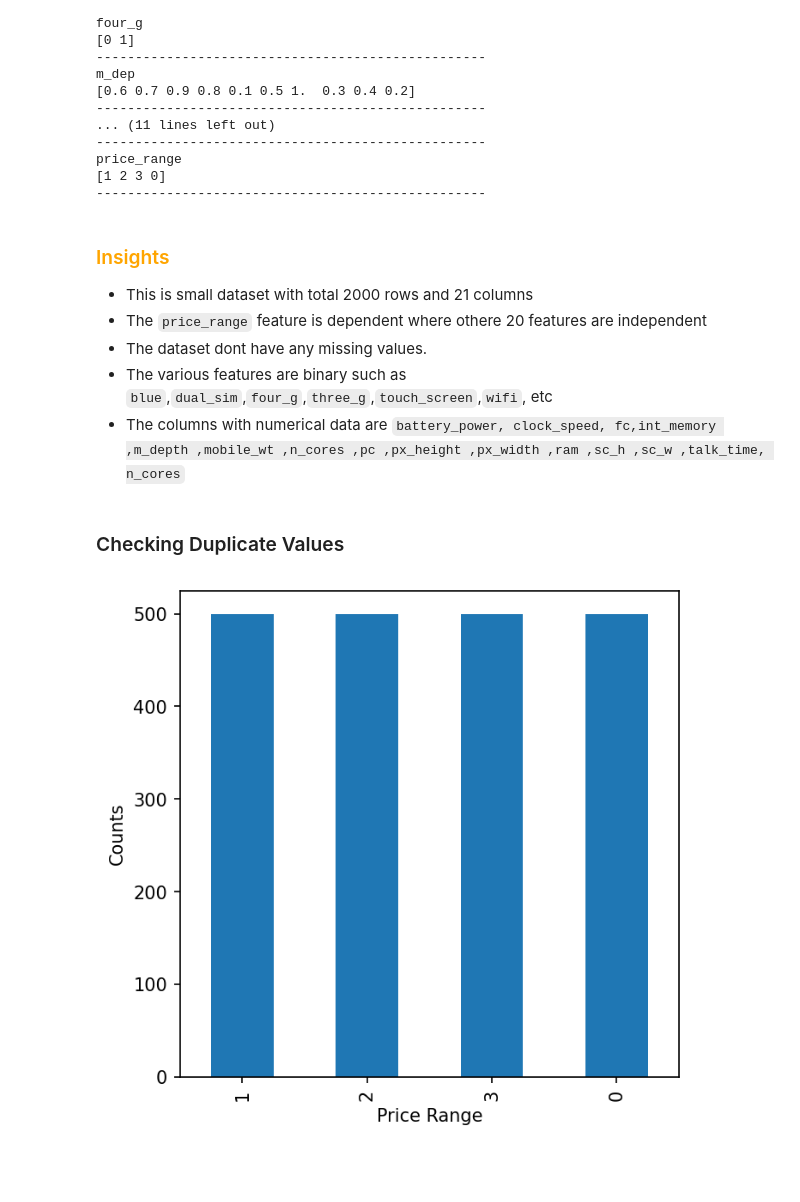
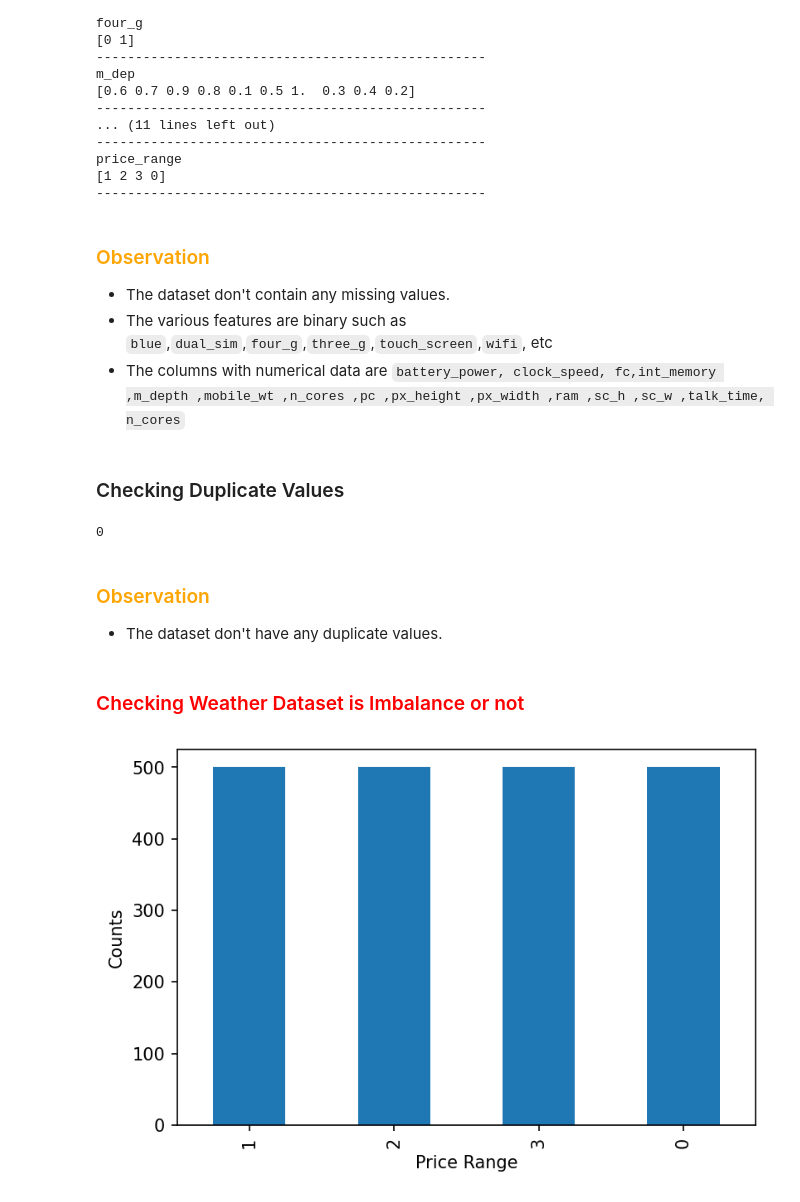
Before and after one commit to MohanVishe/Supervised-ML--Classification----Mobile-Price-Range-Prediction, a Jupyter notebook: Mobile_Price_Range_Prediction_Individual_Project.ipynb, the cells around one changed output. Drawn from its saved outputs; the diff is of its cells as text; code cells hidden in the pictures; blank space fills up the shorter version.

```diff
--- a/Mobile_Price_Range_Prediction_Individual_Project.ipynb
+++ b/Mobile_Price_Range_Prediction_Individual_Project.ipynb
@@ -161,20 +166,35 @@ price_range
 [1 2 3 0]
 --------------------------------------------------
 # %% [markdown]
-### <font color='orange'>Insights</font>
+### <font color='orange'> Observation </font>
 
-* This is small dataset with total 2000 rows and 21 columns
-* The `price_range` feature is dependent where othere 20 features are independent
-* The dataset dont have any missing values.
+* The dataset don't contain any missing values.
 * The various features are binary such as `blue`,`dual_sim`,`four_g`,`three_g`,`touch_screen`,`wifi`, etc
 * The columns with numerical data are `battery_power, clock_speed, fc,int_memory ,m_depth ,mobile_wt ,n_cores ,pc ,px_height ,px_width ,ram ,sc_h ,sc_w ,talk_time, n_cores`
 # %% [markdown]
 ### Checking Duplicate Values
+# %%
+# duplicated() : Return boolean Series denoting duplicate rows.
+# (https://pandas.pydata.org/pandas-docs/stable/reference/api/pandas.DataFrame.duplicated.html)
+
+len(df[df.duplicated()])
+# %% [output]
+0
+# %% [markdown]
+### <font color='orange'>Observation</font>
+
+* The dataset don't have any duplicate values.
+# %% [markdown]
+### <font color='red'> Checking Weather Dataset is Imbalance or not </font>
 # %%
-plt.rcParams.update({'figure.figsize':(5,5),'figure.dpi':150})
+# for adjusting figure size
+# (https://matplotlib.org/stable/api/_as_gen/matplotlib.pyplot.figure.html)
+plt.rcParams.update({'figure.figsize':(6,4),'figure.dpi':150})
+
+
 df['price_range'].value_counts().plot(kind='bar')
 plt.xlabel("Price Range")
 plt.ylabel("Counts")
 plt.show()
 # %% [output]
-[figure, old version]
+[figure, new version]
```
Also changed, not shown: parts of 6 cells of this notebook.
